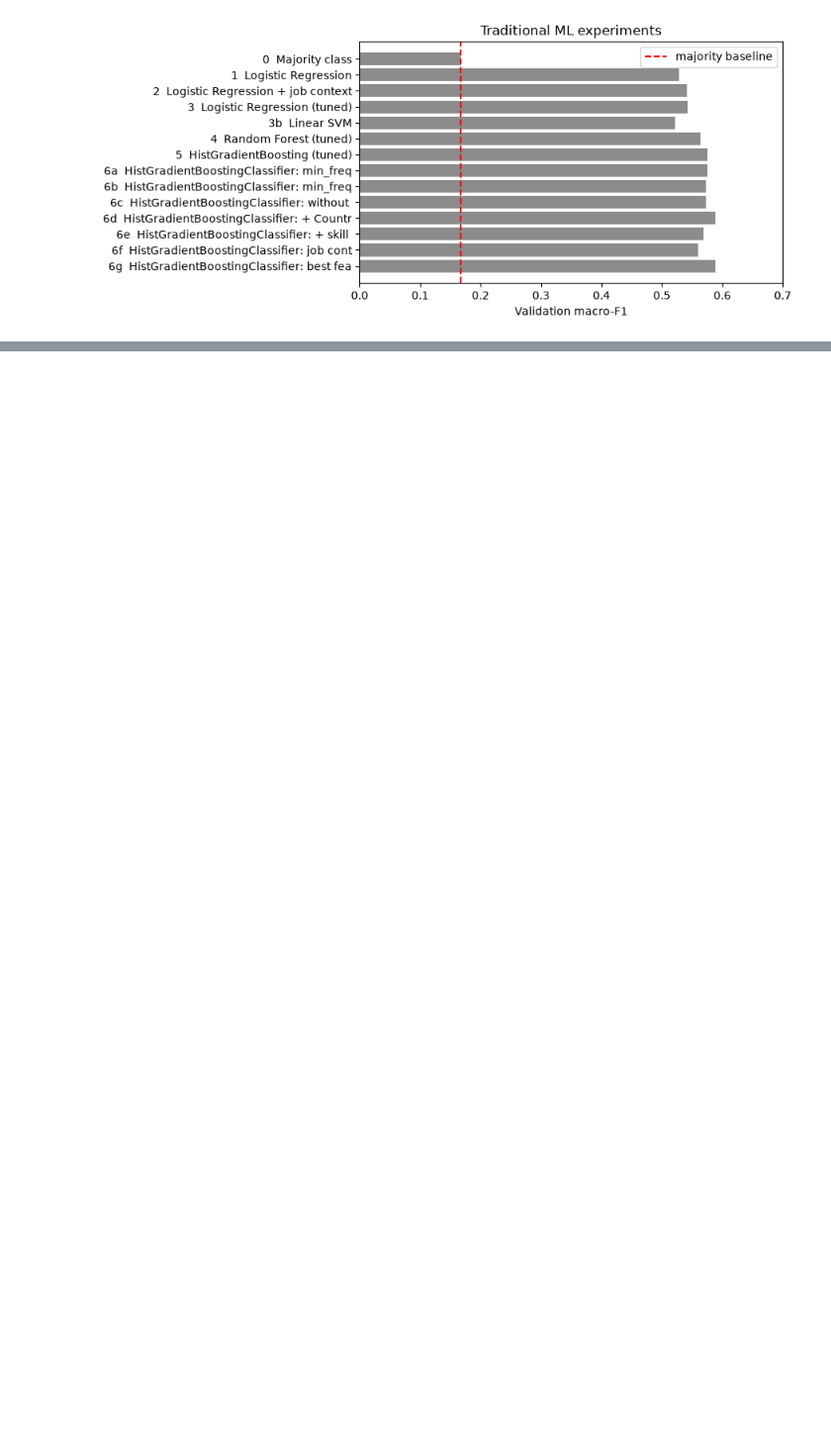
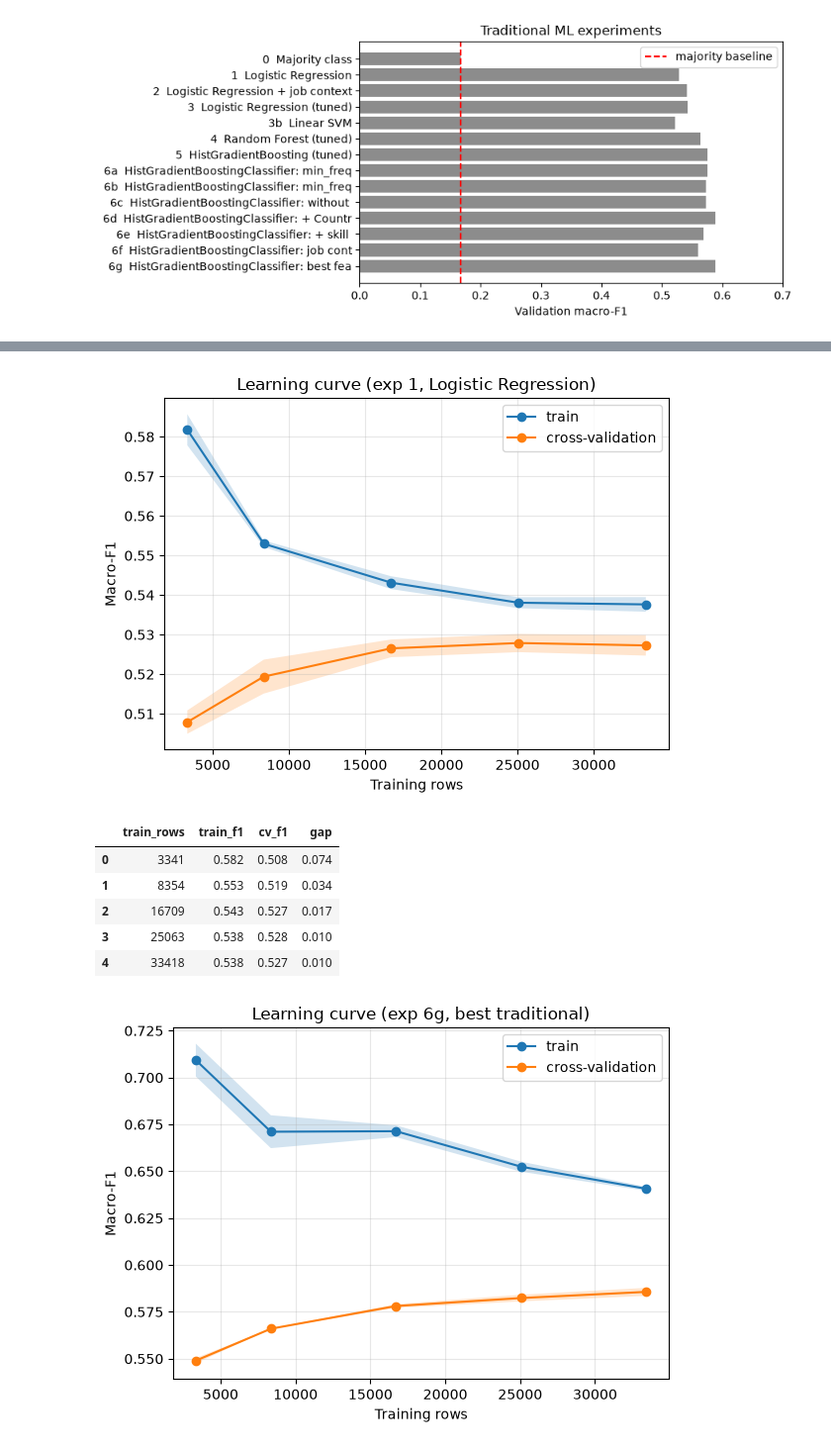
Before and after one commit to dusengepeggy/kodi-pay-summative, a Jupyter notebook: notebooks/01_main_analysis.ipynb, the cells around one changed output, grey strips where cells are left out. Shown at 99% size. Drawn from its saved outputs; the diff is of its cells as text; code cells hidden in the pictures; blank space fills up the shorter version.

```diff
--- a/notebooks/01_main_analysis.ipynb
+++ b/notebooks/01_main_analysis.ipynb
@@ -719,0 +1050,14 @@ ax.legend(); plt.tight_layout(); plt.savefig(f"{FIG}/classic_experiments.png", d
+# %%
+from sklearn.base import clone
+from sklearn.metrics import classification_report
+from src.models import OrdinalClassifier
+from src.evaluation import TIER_ORDER
+
+ordinal = tracker.run(12, f"Ordinal {TreeClass.__name__}",
+    Pipeline([("pre", build_preprocessor(**best_features)),
+              ("clf", OrdinalClassifier(TreeClass(random_state=SEED, **base_kwargs, **tree_params)))]),
+    settings={"base": "exp 6g", "method": "Frank & Hall cumulative binary models"},
+    note="uses the order Low < Mid < High")
+display(show("6g", 12))
+for name, m in [("exp 6g (flat)", sk_final), ("exp 12 (ordinal)", ordinal)]:
+    print(name); print(classification_report(y_val, m.predict(val), labels=TIER_ORDER, digits=3))
@@ -719,0 +1106,14 @@ ax.legend(); plt.tight_layout(); plt.savefig(f"{FIG}/classic_experiments.png", d
+# %%
+full = tracker.table()
+full["id"] = full["id"].astype(str)
+display(full.set_index("id")[["model", "n_train", "val_accuracy", "val_macro_f1", "val_roc_auc_ovr",
+                              "train_macro_f1", "val_far_error_rate", "val_youth_macro_f1",
+                              "epochs_trained", "run_id", "note"]].round(3))
+
+# Ablations 6a-6f are diagnostics (6g already holds the best feature set); 11 uses another label
+candidates = full[~full["id"].isin(["0", "11", "11a", "6a", "6b", "6c", "6d", "6e", "6f"])
+                  & ~full["id"].str.startswith(("7", "8", "9"))]
+best_sk_id = candidates.set_index("id")["val_macro_f1"].idxmax()
+best_sk = tracker.load(best_sk_id)
+print(f"Best traditional model: exp {best_sk_id} ({full.set_index('id').loc[best_sk_id, 'model']})")
+print(f"Best Keras model:       exp {best_dl_id}")
@@ -719,0 +1154,24 @@ ax.legend(); plt.tight_layout(); plt.savefig(f"{FIG}/classic_experiments.png", d
+# %%
+from sklearn.base import clone
+from src.evaluation import plot_learning_curve
+
+def unfitted(m):
+    # The estimator to refit: the best pipeline found by a search, or the pipeline itself
+    return clone(m.best_estimator_ if hasattr(m, "best_estimator_") else m)
+
+_, lc_lr = plot_learning_curve(unfitted(logreg), train, y_train, "(exp 1, Logistic Regression)",
+                               name="learning_curve_lr.png", seed=SEED)
+plt.show(); display(lc_lr)
+_, lc_best = plot_learning_curve(unfitted(best_sk), train, y_train, f"(exp {best_sk_id}, best traditional)",
+                                 name="learning_curve_best_sklearn.png", seed=SEED)
+plt.show(); display(lc_best)
+plot_history(best_dl.history_, f"(exp {best_dl_id}, best Keras)"); plt.show()
+# %% [output]
+[figure, added]
+|  | train_rows | train_f1 | cv_f1 | gap |
+| 0 | 3341 | 0.582 | 0.508 | 0.074 |
+| 1 | 8354 | 0.553 | 0.519 | 0.034 |
+| 2 | 16709 | 0.543 | 0.527 | 0.017 |
+| 3 | 25063 | 0.538 | 0.528 | 0.010 |
+| 4 | 33418 | 0.538 | 0.527 | 0.010 |
+[figure, added]
```
Also changed, not shown: parts of 82 cells of this notebook, 40 other files.
